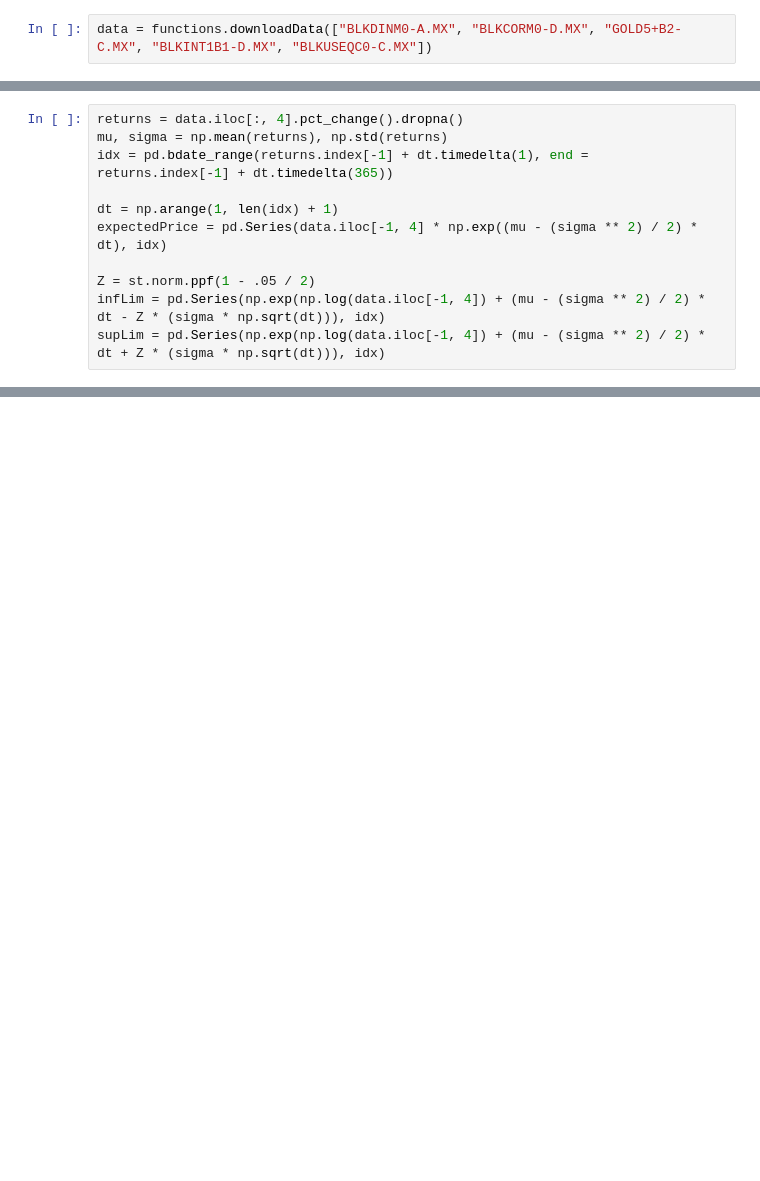
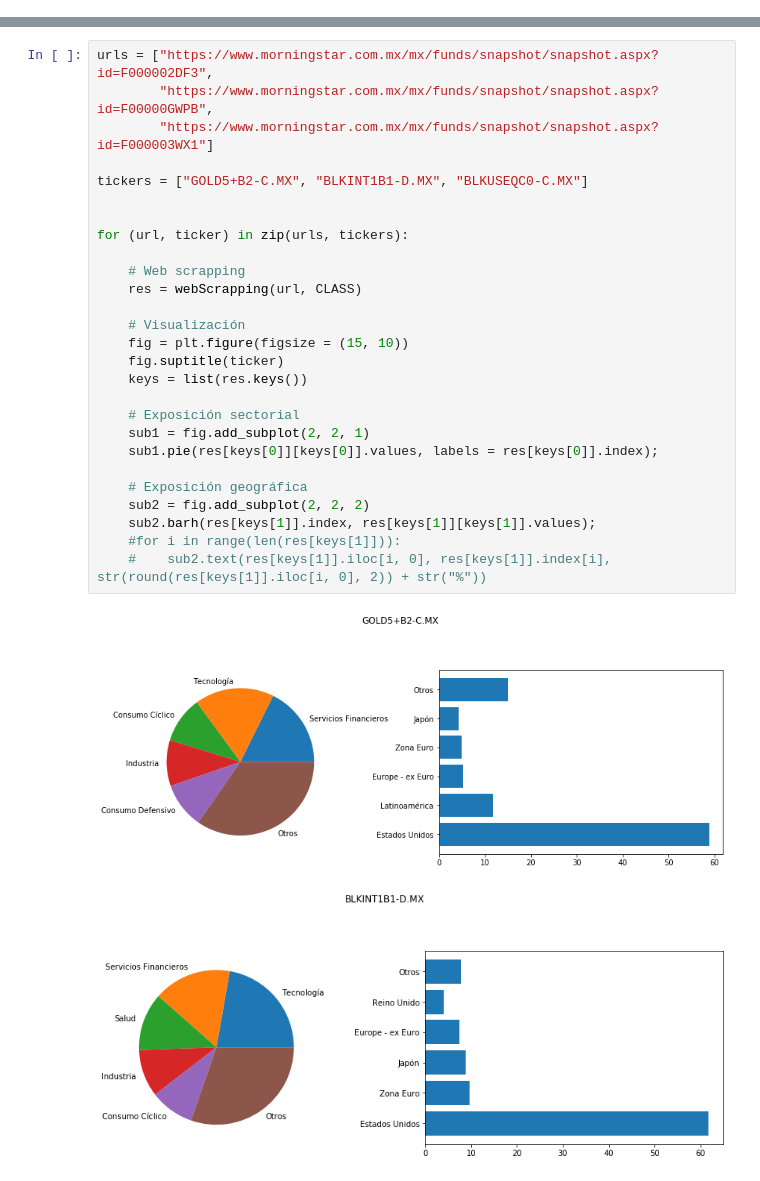
Before and after one commit to AndresLaresBarragan/ConcursoCity_BlackRock, a Jupyter notebook: prueba.ipynb, the cells around one changed output, grey strips where cells are left out. Drawn from its saved outputs; the diff is of its cells as text; blank space fills up the shorter version.

Commit message:
Análisis del Riesgo y Scrapping Morningstar

```diff
--- a/prueba.ipynb
+++ b/prueba.ipynb
@@ -9,2 +11,0 @@ import scipy.stats as st
-# %%
-data = functions.downloadData(["BLKDINM0-A.MX", "BLKCORM0-D.MX", "GOLD5+B2-C.MX", "BLKINT1B1-D.MX", "BLKUSEQC0-C.MX"])
@@ -51,11 +11,0 @@ brownianMotion(data, 0.05, ["blue", "red", "green", "violet", "gold"])
-# %%
-returns = data.iloc[:, 4].pct_change().dropna()
-mu, sigma = np.mean(returns), np.std(returns)
-idx = pd.bdate_range(returns.index[-1] + dt.timedelta(1), end = returns.index[-1] + dt.timedelta(365))
-
-dt = np.arange(1, len(idx) + 1)
-expectedPrice = pd.Series(data.iloc[-1, 4] * np.exp((mu - (sigma ** 2) / 2) * dt), idx)
-
-Z = st.norm.ppf(1 - .05 / 2)
-infLim = pd.Series(np.exp(np.log(data.iloc[-1, 4]) + (mu - (sigma ** 2) / 2) * dt - Z * (sigma * np.sqrt(dt))), idx)
-supLim = pd.Series(np.exp(np.log(data.iloc[-1, 4]) + (mu - (sigma ** 2) / 2) * dt + Z * (sigma * np.sqrt(dt))), idx)
@@ -84,0 +90,30 @@ Freq: B, Length: 261, dtype: float64
+# %%
+urls = ["https://www.morningstar.com.mx/mx/funds/snapshot/snapshot.aspx?id=F000002DF3",
+        "https://www.morningstar.com.mx/mx/funds/snapshot/snapshot.aspx?id=F00000GWPB",
+        "https://www.morningstar.com.mx/mx/funds/snapshot/snapshot.aspx?id=F000003WX1"]
+
+tickers = ["GOLD5+B2-C.MX", "BLKINT1B1-D.MX", "BLKUSEQC0-C.MX"]
+
+
+for (url, ticker) in zip(urls, tickers):
+
+    # Web scrapping
+    res = webScrapping(url, CLASS)
+
+    # Visualización
+    fig = plt.figure(figsize = (15, 10))
+    fig.suptitle(ticker)
+    keys = list(res.keys())
+
+    # Exposición sectorial
+    sub1 = fig.add_subplot(2, 2, 1)
+    sub1.pie(res[keys[0]][keys[0]].values, labels = res[keys[0]].index);
+
+    # Exposición geográfica
+    sub2 = fig.add_subplot(2, 2, 2)
+    sub2.barh(res[keys[1]].index, res[keys[1]][keys[1]].values);
+    #for i in range(len(res[keys[1]])):
+    #    sub2.text(res[keys[1]].iloc[i, 0], res[keys[1]].index[i], str(round(res[keys[1]].iloc[i, 0], 2)) + str("%"))
+# %% [output]
+[figure, added]
+[figure, added]
```
Also changed, not shown: parts of 10 cells of this notebook, 2 other files.
